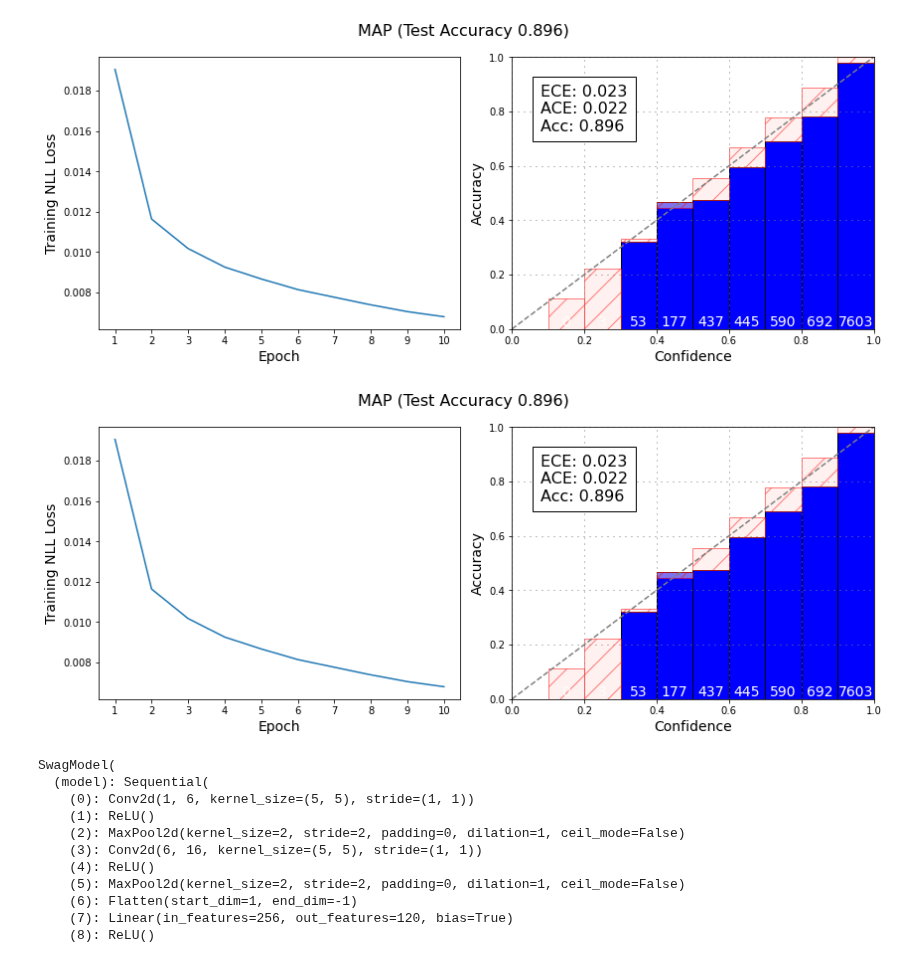
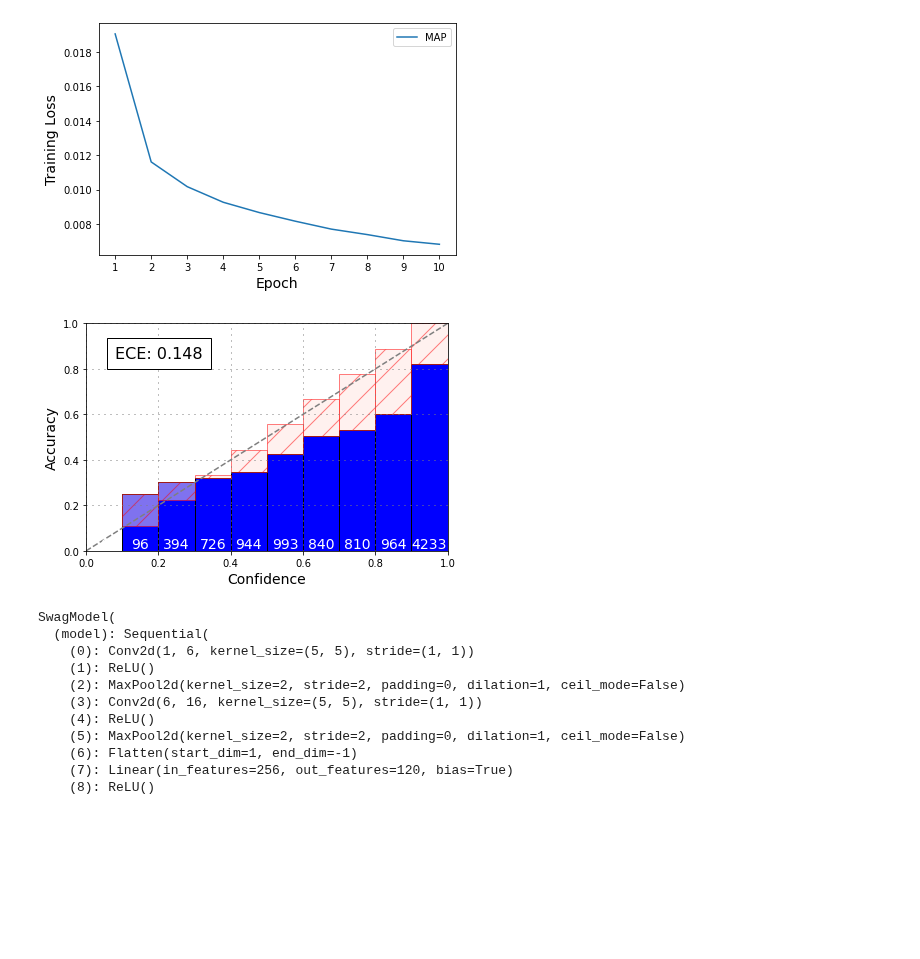
Before and after one commit to Feuermagier/VariationalBayesianDL, a Jupyter notebook: MNIST.ipynb, the cells around one changed output. Drawn from its saved outputs; the diff is of its cells as text; code cells hidden in the pictures; blank space fills up the shorter version.

```diff
--- a/MNIST.ipynb
+++ b/MNIST.ipynb
@@ -32,14 +36,14 @@ layers = [
 # %%
 torch.manual_seed(42)
 
-trainloader = mnist.fashion_trainloader(batch_size)
-testloader = mnist.fashion_testloader(batch_size)
-corrupted_testloader = mnist.corrupted_fashion_testloader(batch_size)
+trainloader = mnist.fashion_trainloader("./data/", batch_size)
+testloader = mnist.fashion_testloader("./data/", batch_size)
+corrupted_testloader = mnist.corrupted_fashion_testloader("./data/", batch_size)
 # %%
-from training.pp import PointPredictor
+from training.pp import MAP
 
 torch.manual_seed(42)
-pp = PointPredictor(layers)
+pp = MAP(layers)
 pp.train_model(10, torch.nn.NLLLoss(), sgd(0.1), trainloader, batch_size, device, report_every_epochs=1)
 #torch.save(pp.state_dict(), "trained_models/mnist/pp.tar")
 #pp.load_state_dict(torch.load("trained_models/mnist/pp.tar"))
@@ -75,10 +79,10 @@ PointPredictor(
   )
 )
 # %%
-exp.eval_model("MAP", pp.infer, pp.all_losses(), 100, testloader, device)
+exp.eval_model("MAP", pp, 100, corrupted_testloader, device, None, logging.getLogger())
 # %% [output]
-[figure, old version]
+[figure, new version]
-[figure, old version]
+[figure, new version]
 # %%
 torch.manual_seed(42)
 from training.swag import SwagModel
```
Also changed, not shown: parts of 2 cells of this notebook, 15 other files.
